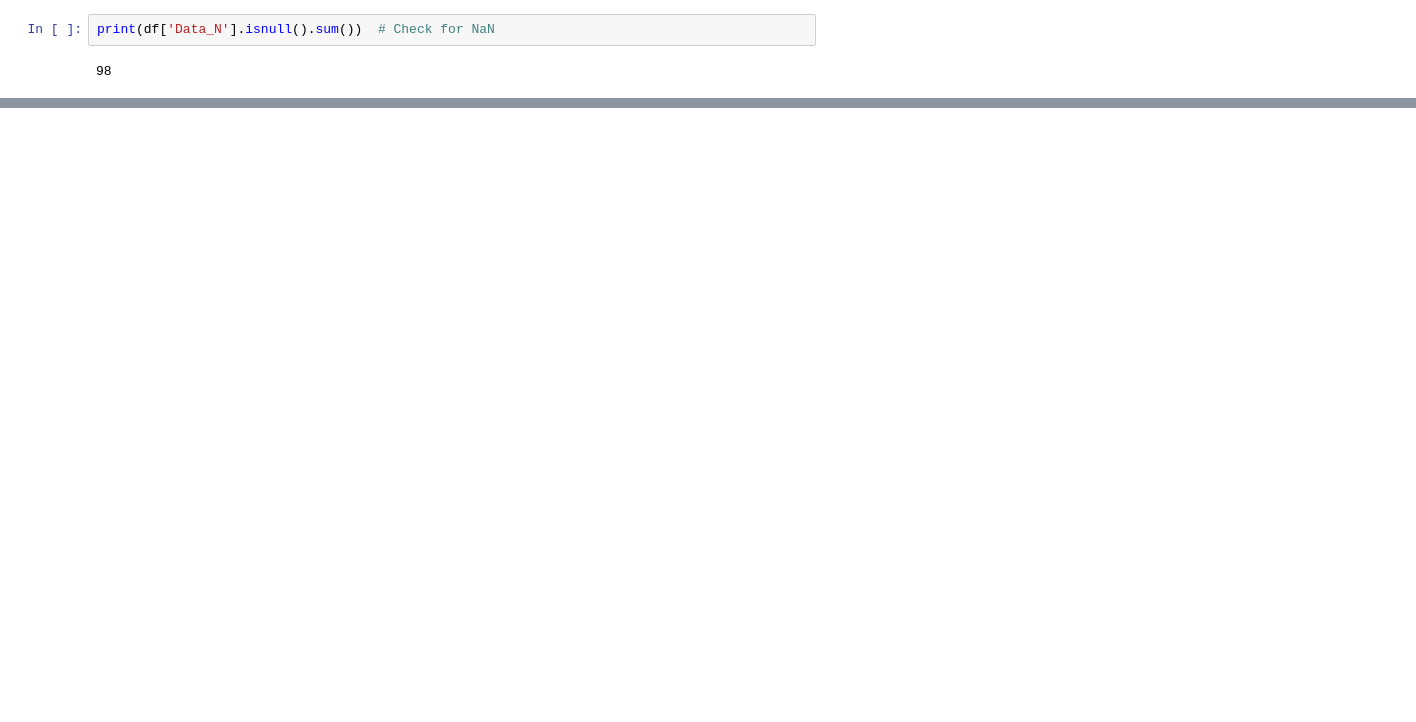
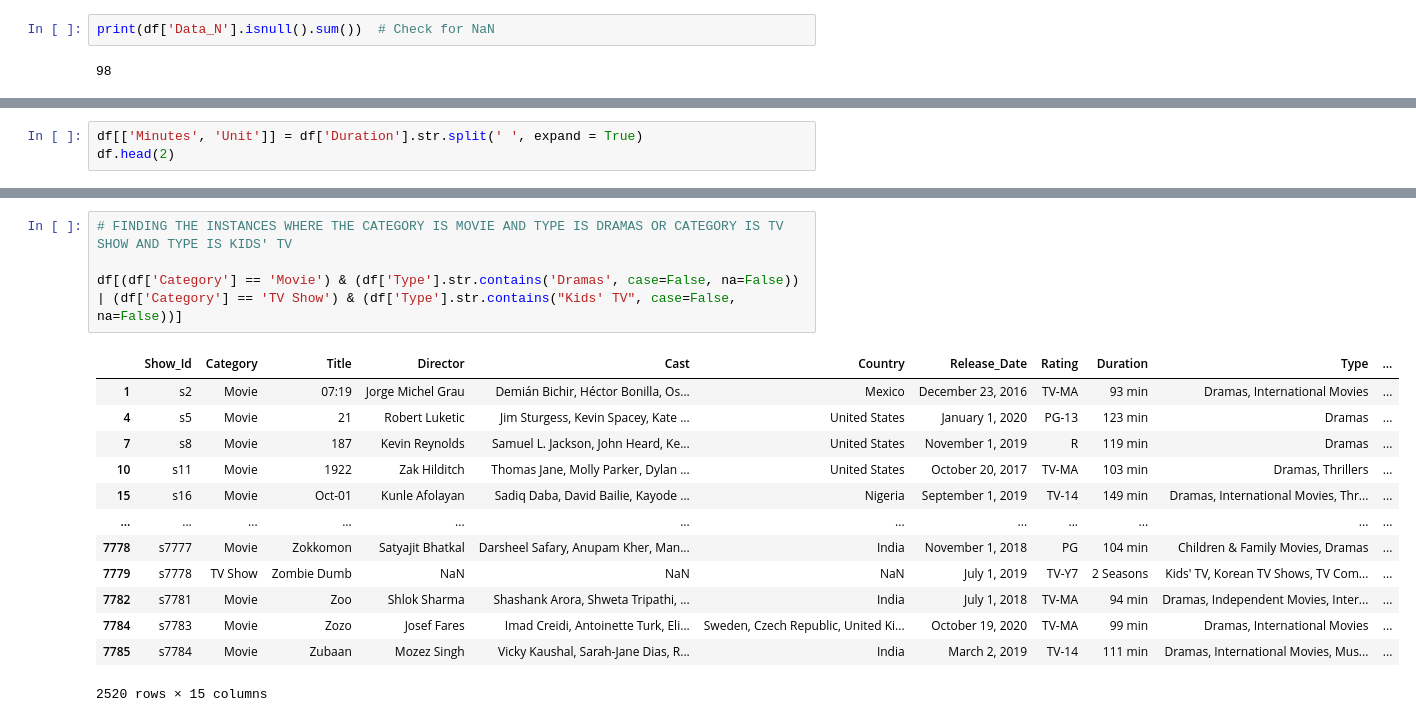
Before and after one commit to christianabusca/DataMorphosis, a Jupyter notebook: DAP8_Netflix_Data.ipynb, the cells around one changed output, grey strips where cells are left out. Saved outputs shown, nothing was run; the diff lists cells and outputs as text; blank space fills up the shorter version.

```diff
--- a/DAP8_Netflix_Data.ipynb
+++ b/DAP8_Netflix_Data.ipynb
@@ -226,0 +390,3 @@ print(df['Data_N'].isnull().sum())  # Check for NaN
+# %%
+df[['Minutes', 'Unit']] = df['Duration'].str.split(' ', expand = True)
+df.head(2)
@@ -226,0 +431,18 @@ print(df['Data_N'].isnull().sum())  # Check for NaN
+# %%
+# FINDING THE INSTANCES WHERE THE CATEGORY IS MOVIE AND TYPE IS DRAMAS OR CATEGORY IS TV SHOW AND TYPE IS KIDS' TV
+
+df[(df['Category'] == 'Movie') & (df['Type'].str.contains('Dramas', case=False, na=False)) | (df['Category'] == 'TV Show') & (df['Type'].str.contains("Kids' TV", case=False, na=False))]
+# %% [output]
+|  | Show_Id | Category | Title | Director | Cast | Country | Release_Date | Rating | Duration | Type | ... |
+| 1 | s2 | Movie | 07:19 | Jorge Michel Grau | Demián Bichir, Héctor Bonilla, Os... | Mexico | December 23, 2016 | TV-MA | 93 min | Dramas, International Movies | ... |
+| 4 | s5 | Movie | 21 | Robert Luketic | Jim Sturgess, Kevin Spacey, Kate ... | United States | January 1, 2020 | PG-13 | 123 min | Dramas | ... |
+| 7 | s8 | Movie | 187 | Kevin Reynolds | Samuel L. Jackson, John Heard, Ke... | United States | November 1, 2019 | R | 119 min | Dramas | ... |
+| 10 | s11 | Movie | 1922 | Zak Hilditch | Thomas Jane, Molly Parker, Dylan ... | United States | October 20, 2017 | TV-MA | 103 min | Dramas, Thrillers | ... |
+| 15 | s16 | Movie | Oct-01 | Kunle Afolayan | Sadiq Daba, David Bailie, Kayode ... | Nigeria | September 1, 2019 | TV-14 | 149 min | Dramas, International Movies, Thr... | ... |
+| ... | ... | ... | ... | ... | ... | ... | ... | ... | ... | ... | ... |
+| 7778 | s7777 | Movie | Zokkomon | Satyajit Bhatkal | Darsheel Safary, Anupam Kher, Man... | India | November 1, 2018 | PG | 104 min | Children & Family Movies, Dramas | ... |
+| 7779 | s7778 | TV Show | Zombie Dumb | NaN | NaN | NaN | July 1, 2019 | TV-Y7 | 2 Seasons | Kids' TV, Korean TV Shows, TV Com... | ... |
+| 7782 | s7781 | Movie | Zoo | Shlok Sharma | Shashank Arora, Shweta Tripathi, ... | India | July 1, 2018 | TV-MA | 94 min | Dramas, Independent Movies, Inter... | ... |
+| 7784 | s7783 | Movie | Zozo | Josef Fares | Imad Creidi, Antoinette Turk, Eli... | Sweden, Czech Republic, United Ki... | October 19, 2020 | TV-MA | 99 min | Dramas, International Movies | ... |
+| 7785 | s7784 | Movie | Zubaan | Mozez Singh | Vicky Kaushal, Sarah-Jane Dias, R... | India | March 2, 2019 | TV-14 | 111 min | Dramas, International Movies, Mus... | ... |
+2520 rows × 15 columns
```
Also changed, not shown: parts of 21 cells of this notebook.
